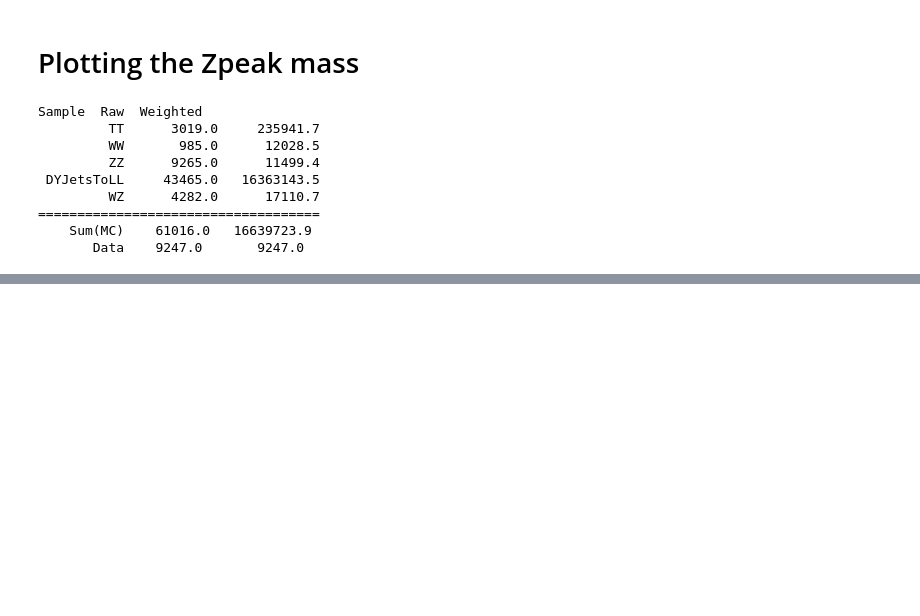
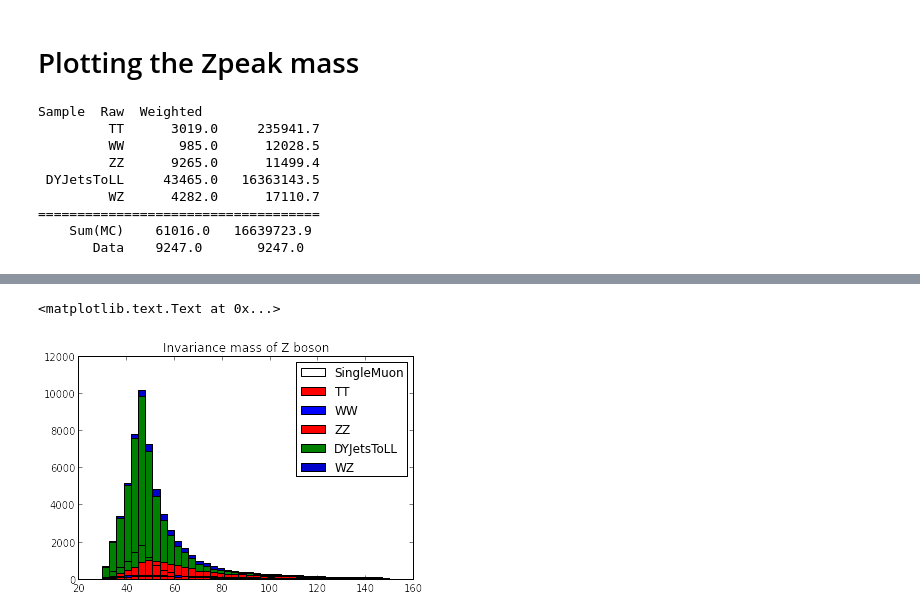
Before and after one commit to khurtado/PadovaBIGDATA, a Jupyter notebook: Jupyter_Notebook/Zpeak_nano_multipledataset.ipynb, the cells around one changed output, grey strips where cells are left out. Cells and saved outputs as stored; diff of their text form; code cells hidden in the pictures; blank space fills up the shorter version.

```diff
--- a/Jupyter_Notebook/Zpeak_nano_multipledataset.ipynb
+++ b/Jupyter_Notebook/Zpeak_nano_multipledataset.ipynb
@@ -442,0 +444,29 @@ ax = h1.plot.matplotlib(name="Invaraince Mass")
+# %%
+ax = plt.gca()
+#MLLMass, LeadRawPt
+var='LeadRawPt'
+oneHisto = bulkHisto("SingleMuon")('%s'%var)
+num_bins = len(oneHisto.values)
+edges = np.linspace(oneHisto.low, oneHisto.high, num_bins + 1)
+
+width = (oneHisto.high - oneHisto.low) / num_bins
+
+bot = None
+leg = []
+plotVals = {}
+for k in bulkHisto.bins:
+    if k == 'SingleMuon':
+        continue
+    plotVals[k] = [x.toJson()['data'] for x in bulkHisto(k)('%s'%var).values]
+    if not bot:
+        bot = [0 for x in range(len(plotVals[k]))]
+    leg.append((k, ax.bar(edges[:-1], plotVals[k], bottom=bot, width=width, color=samples[k]['color'])))
+    bot = [bot[x] + plotVals[k][x] for x in range(len(plotVals[k]))]
+
+plotVals['SingleMuon'] = [x.toJson()['data'] for x in bulkHisto('SingleMuon')('%s'%var).values]
+leg.insert(0, ('SingleMuon', ax.bar(edges[:-1], plotVals['SingleMuon'], width=width, color='black', fill=False)))
+ax.legend([x[1] for x in leg], [x[0] for x in leg])
+ax.set_title("Invariance mass of Z boson")
+# %% [output]
+<matplotlib.text.Text at 0x...>
+[figure, added]
```
Also changed, not shown: parts of 8 cells of this notebook.
